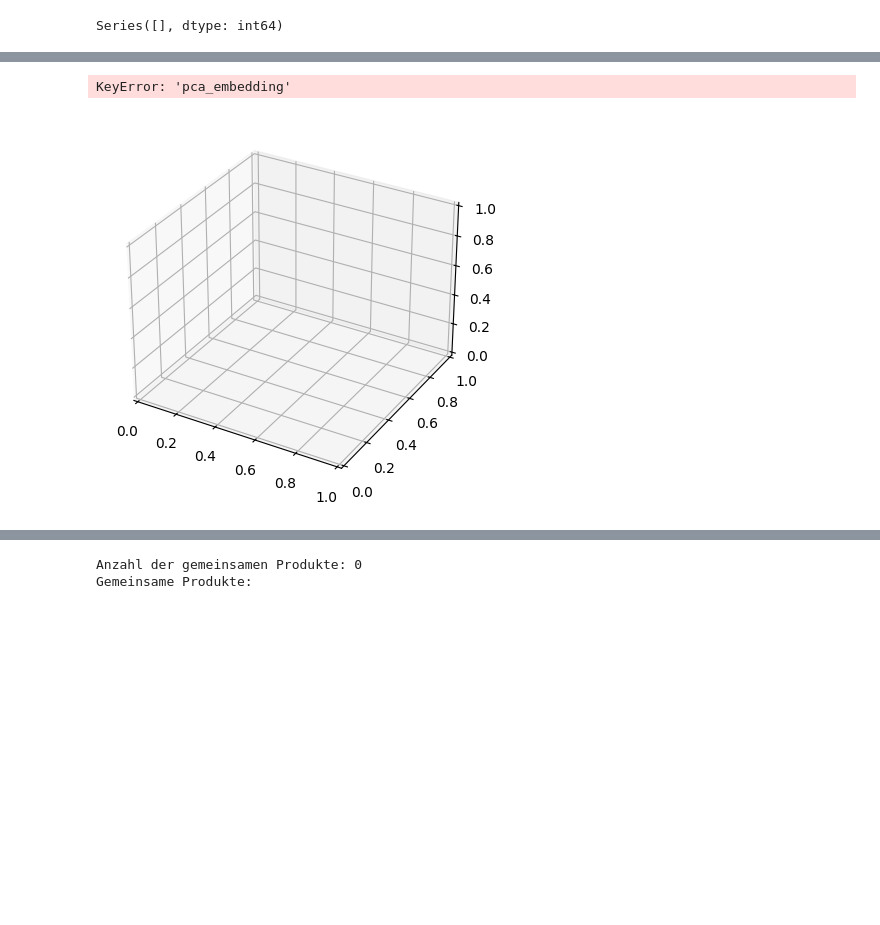
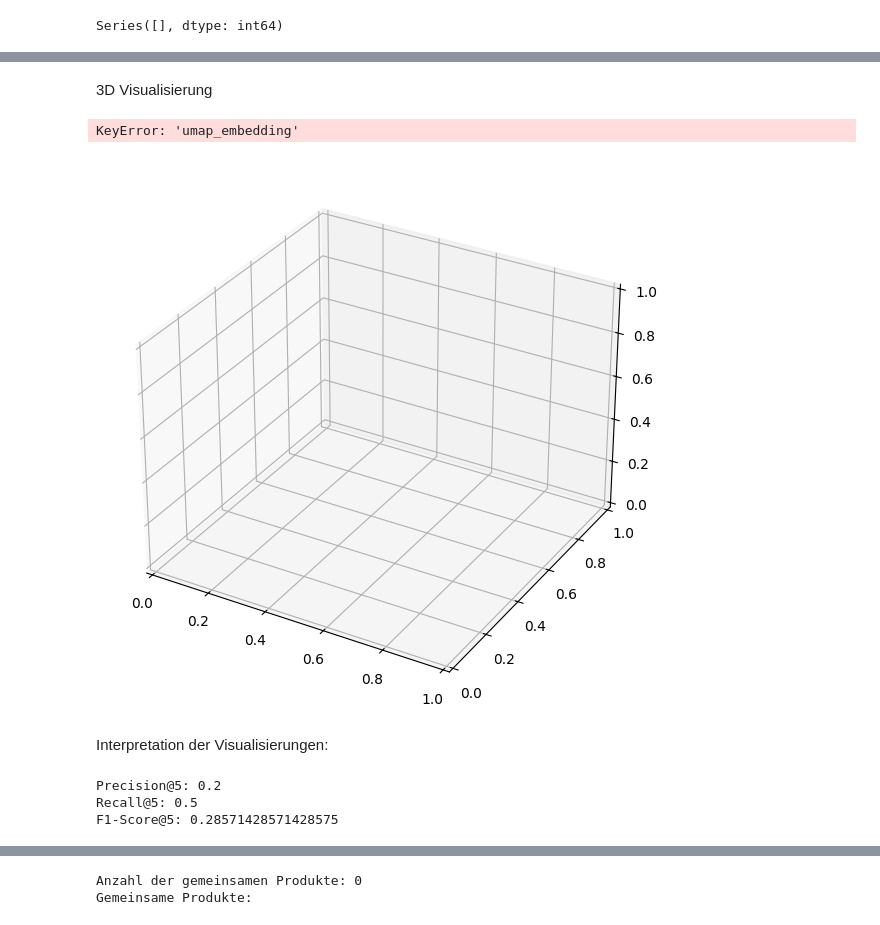
Before and after one commit to goernjosi/Projekt, a Jupyter notebook: vorschlag3.ipynb, the cells around one changed output, grey strips where cells are left out. Drawn from its saved outputs; the diff is of its cells as text; code cells hidden in the pictures; blank space fills up the shorter version.

```diff
--- a/vorschlag3.ipynb
+++ b/vorschlag3.ipynb
@@ -261,8 +212,4 @@ print(enhanced_recommend_products_same_type_no_price_filter("The Ordinary Natura
 # %%
-%pip install matplotlib seaborn
-import matplotlib.pyplot as plt
-import seaborn as sns
-
 # Funktion zur Visualisierung der Cosine Similarity der empfohlenen Produkte
 def plot_cosine_similarity(recommended_products):
     plt.figure(figsize=(10, 6))
@@ -273,6 +220,5 @@ def plot_cosine_similarity(recommended_products):
     plt.show()
 
 # Beispielaufruf der Visualisierungsfunktion
-recommended_products = enhanced_recommend_products_same_type("The Ordinary Natural Moisturising Factors + HA 30ml", df, cosine_sim)
-plot_cosine_similarity(recommended_products)
+plot_cosine_similarity(recommendations_type_filter)
 # %% [output]
@@ -302,37 +268,73 @@ Visualisierung der Embidden:
+# %% [markdown]
+3D Visualisierung
 # %%
-import matplotlib.pyplot as plt
-from mpl_toolkits.mplot3d import Axes3D
-
 def plot_3d_embeddings(df, recommended_products, original_product):
-    fig = plt.figure()
+    fig = plt.figure(figsize=(10, 7))
     ax = fig.add_subplot(111, projection='3d')
 
     # Alle Embeddings
-    all_embeddings = np.array(df['pca_embedding'].tolist())
+    all_embeddings = np.array(df['umap_embedding'].tolist())
     ax.scatter(all_embeddings[:, 0], all_embeddings[:, 1], all_embeddings[:, 2], s=10, color='gray', label='Dataset')
 
     # Empfohlene Produkte
-    recommended_embeddings = np.array(recommended_products['pca_embedding'].tolist())
+    recommended_embeddings = np.array([df.loc[df['product_name'] == name, 'umap_embedding'].values[0] for name in recommended_products['product_name']])
     ax.scatter(recommended_embeddings[:, 0], recommended_embeddings[:, 1], recommended_embeddings[:, 2], s=100, facecolors='none', edgecolors='g', label='Results')
 
     # Ursprüngliches Abfrageprodukt
-    original_embedding = df.loc[df['product_name'] == original_product, 'pca_embedding'].values[0]
+    original_embedding = df.loc[df['product_name'] == original_product, 'umap_embedding'].values[0]
     ax.scatter(original_embedding[0], original_embedding[1], original_embedding[2], s=150, marker='X', color='r', label='Original Query')
 
     # Annotations für empfohlene Produkte
     for i, text in enumerate(recommended_products['product_name']):
         ax.text(recommended_embeddings[i, 0], recommended_embeddings[i, 1], recommended_embeddings[i, 2], text, fontsize=8)
 
     ax.text(original_embedding[0], original_embedding[1], original_embedding[2], original_product, fontsize=8)
 
     ax.set_xlabel('X Axis')
     ax.set_ylabel('Y Axis')
     ax.set_zlabel('Z Axis')
     ax.legend()
     plt.show()
 
-# 3D-Visualisierung der Embeddings
+# Beispielaufruf der 3D-Visualisierung
+recommended_products = recommend_products_no_filter("The Ordinary Natural Moisturising Factors + HA 30ml", df, cosine_sim)
 plot_3d_embeddings(df, recommended_products, "The Ordinary Natural Moisturising Factors + HA 30ml")
 # %% [output]
-KeyError: 'pca_embedding'
+KeyError: 'umap_embedding'
-[figure, old version]
+[figure, new version]
+# %% [markdown]
+Interpretation der Visualisierungen:
+# %%
+import numpy as np
+
+def precision_at_k(recommended_items, relevant_items, k):
+    recommended_at_k = recommended_items[:k]
+    relevant_and_recommended = set(recommended_at_k) & relevant_items
+    return len(relevant_and_recommended) / k
+
+def recall_at_k(recommended_items, relevant_items, k):
+    recommended_at_k = recommended_items[:k]
+    relevant_and_recommended = set(recommended_at_k) & relevant_items
+    return len(relevant_and_recommended) / len(relevant_items)
+
+def f1_score_at_k(recommended_items, relevant_items, k):
+    precision = precision_at_k(recommended_items, relevant_items, k)
+    recall = recall_at_k(recommended_items, relevant_items, k)
+    return 2 * (precision * recall) / (precision + recall) if (precision + recall) > 0 else 0
+
+# Beispiel: Relevante Artikel und empfohlene Artikel für einen Benutzer
+relevant_items = {'The Ordinary Natural Moisturising Factors + HA 30ml', 'CeraVe Facial Moisturising Lotion SPF 25 52ml'}
+recommended_items = recommendations_type_filter['product_name'].tolist()
+
+k = 5
+precision = precision_at_k(recommended_items, relevant_items, k)
+recall = recall_at_k(recommended_items, relevant_items, k)
+f1_score = f1_score_at_k(recommended_items, relevant_items, k)
+
+print(f'Precision@{k}: {precision}')
+print(f'Recall@{k}: {recall}')
+print(f'F1-Score@{k}: {f1_score}')
+# %% [output]
+Precision@5: 0.2
+Recall@5: 0.5
+F1-Score@5: 0.28571428571428575
```
Also changed, not shown: parts of 30 cells of this notebook, 5 other files.
